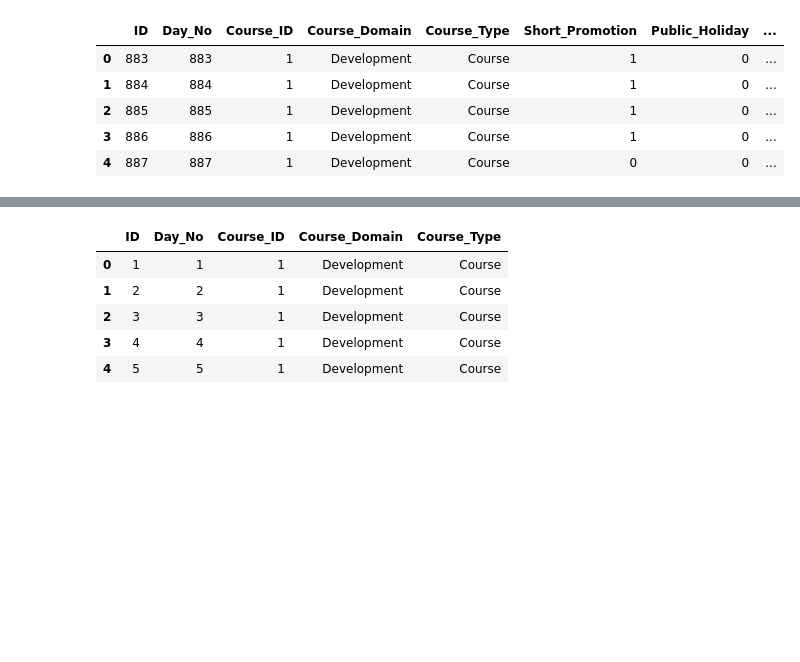
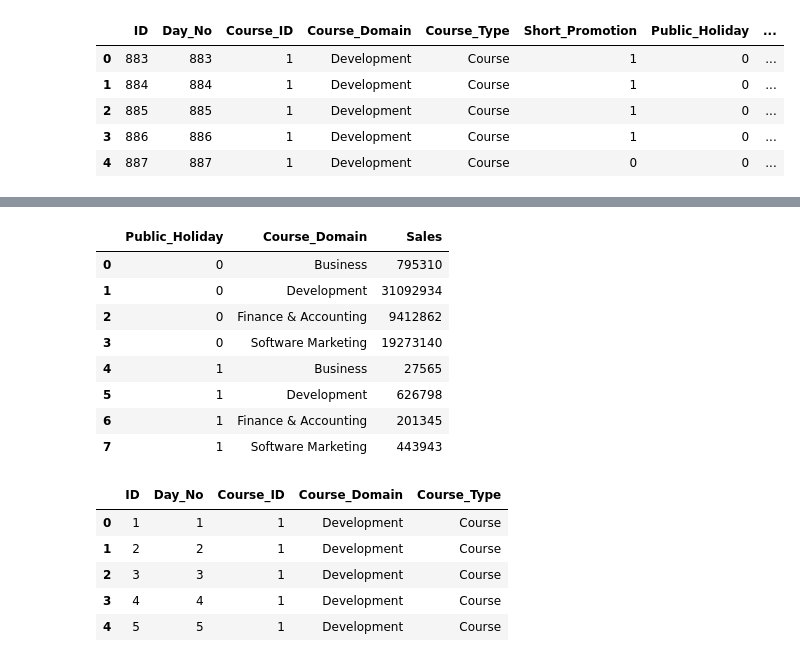
Before and after one commit to ashishrai512/BAIN-, a Jupyter notebook: bain.ipynb, the cells around one changed output, grey strips where cells are left out. Cells and saved outputs as stored; diff of their text form; code cells hidden in the pictures; blank space fills up the shorter version.

```diff
--- a/bain.ipynb
+++ b/bain.ipynb
@@ -93,3 +219,15 @@ test['Competition_Metric'] = np.exp(test['Competition_Metric'])
+# %%
+train.groupby(['Public_Holiday','Course_Domain'])["Sales"].agg('sum').reset_index()
+# %% [output]
+|  | Public_Holiday | Course_Domain | Sales |
+| 0 | 0 | Business | 795310 |
+| 1 | 0 | Development | 31092934 |
+| 2 | 0 | Finance & Accounting | 9412862 |
+| 3 | 0 | Software Marketing | 19273140 |
+| 4 | 1 | Business | 27565 |
+| 5 | 1 | Development | 626798 |
+| 6 | 1 | Finance & Accounting | 201345 |
+| 7 | 1 | Software Marketing | 443943 |
 # %%
 cols =['ID','Day_No','Course_ID','Course_Domain','Course_Type']
 data = pd.concat([train[cols],test[cols]])
```
Also changed, not shown: parts of 34 cells of this notebook.
